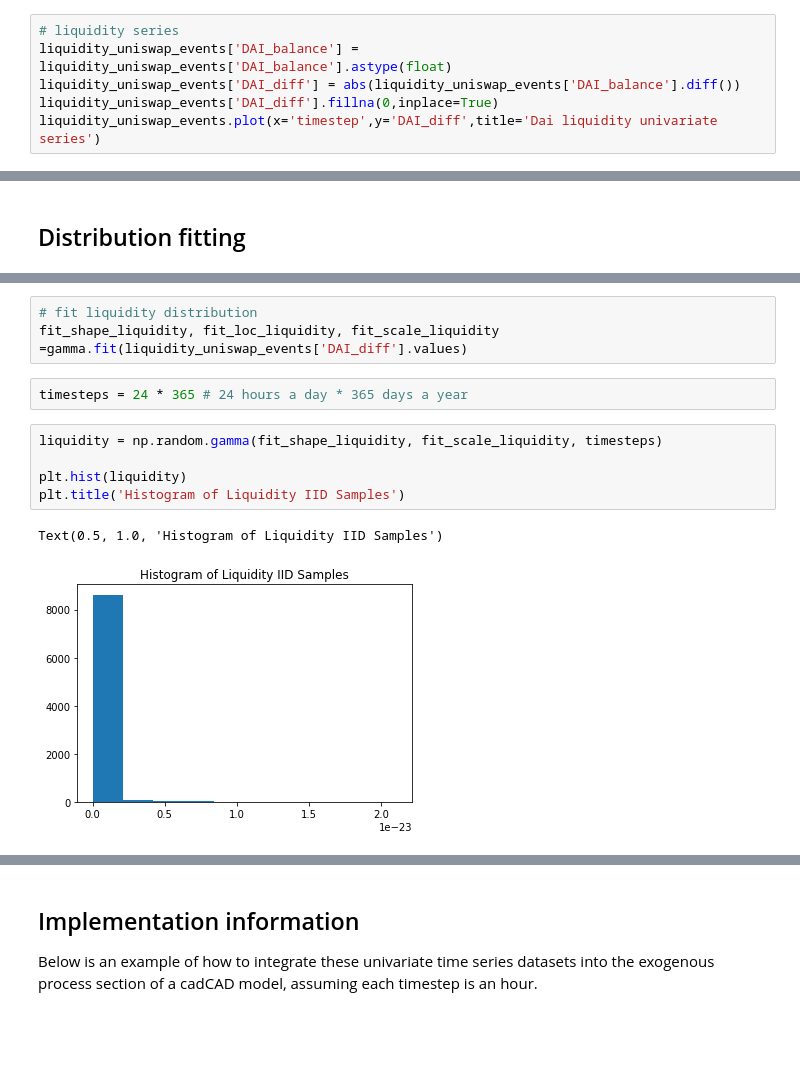
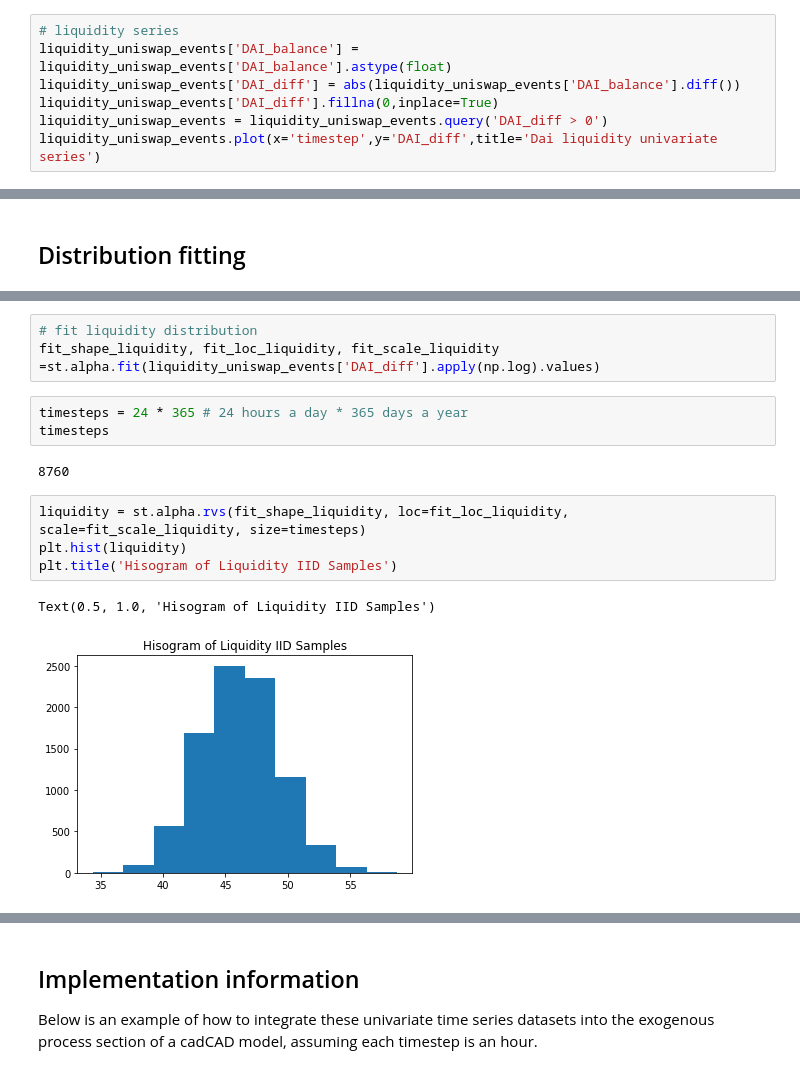
Before and after one commit to BlockScience/reflexer, a Jupyter notebook: notebooks/Stochastic_Generators/Uniswap_process_modeling.ipynb, the cells around one changed output, grey strips where cells are left out. Saved outputs shown, nothing was run; the diff lists cells and outputs as text; blank space fills up the shorter version.

```diff
--- a/notebooks/Stochastic_Generators/Uniswap_process_modeling.ipynb
+++ b/notebooks/Stochastic_Generators/Uniswap_process_modeling.ipynb
@@ -67,6 +96,7 @@ liquidity_uniswap_events.head()
 liquidity_uniswap_events['DAI_balance'] = liquidity_uniswap_events['DAI_balance'].astype(float)
 liquidity_uniswap_events['DAI_diff'] = abs(liquidity_uniswap_events['DAI_balance'].diff())
 liquidity_uniswap_events['DAI_diff'].fillna(0,inplace=True)
+liquidity_uniswap_events = liquidity_uniswap_events.query('DAI_diff > 0')
 liquidity_uniswap_events.plot(x='timestep',y='DAI_diff',title='Dai liquidity univariate series')
 # %% [output]
 <AxesSubplot:title={'center':'Dai liquidity univariate series'}, xlabel='timestep'>
@@ -85,13 +142,15 @@ buy_sell_uniswap_events.plot(x='timestep',y='DAI_diff',title='Dai Buy/Sell Univa
 # %%
 # fit liquidity distribution
-fit_shape_liquidity, fit_loc_liquidity, fit_scale_liquidity =gamma.fit(liquidity_uniswap_events['DAI_diff'].values)
+fit_shape_liquidity, fit_loc_liquidity, fit_scale_liquidity =st.alpha.fit(liquidity_uniswap_events['DAI_diff'].apply(np.log).values)
 # %%
 timesteps = 24 * 365 # 24 hours a day * 365 days a year
+timesteps
+# %% [output]
+8760
 # %%
-liquidity = np.random.gamma(fit_shape_liquidity, fit_scale_liquidity, timesteps)
-
+liquidity = st.alpha.rvs(fit_shape_liquidity, loc=fit_loc_liquidity, scale=fit_scale_liquidity, size=timesteps)
 plt.hist(liquidity)
-plt.title('Histogram of Liquidity IID Samples')
+plt.title('Hisogram of Liquidity IID Samples')
 # %% [output]
-Text(0.5, 1.0, 'Histogram of Liquidity IID Samples')
+Text(0.5, 1.0, 'Hisogram of Liquidity IID Samples')
-[figure, old version]
+[figure, new version]
```
Also changed, not shown: parts of 17 cells of this notebook, 2 other files.
